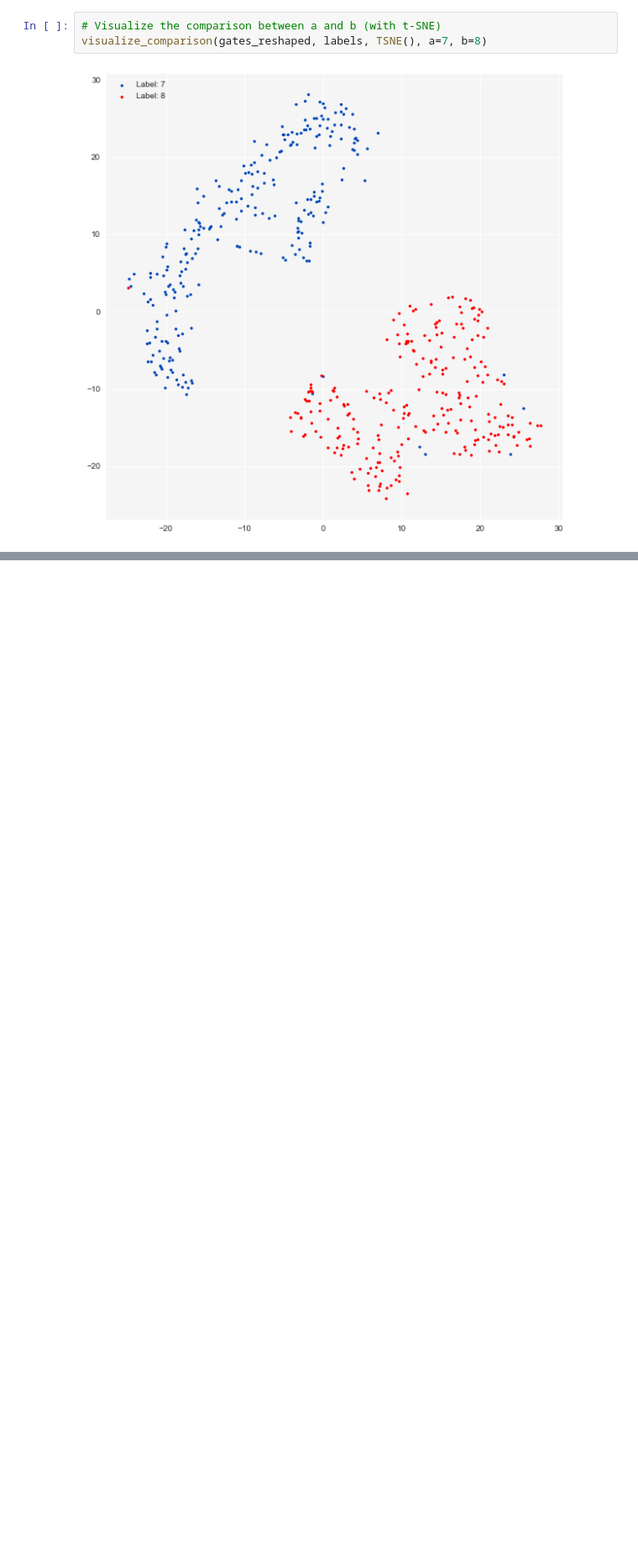
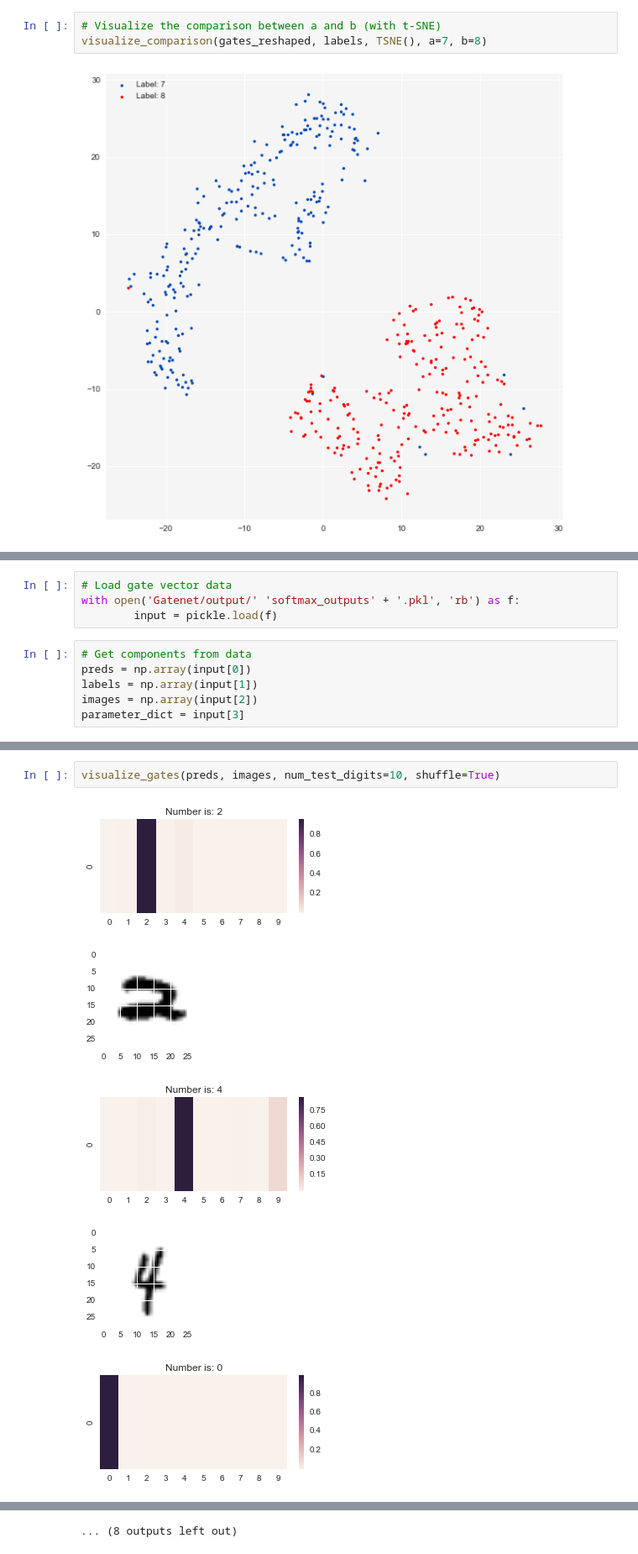
Before and after one commit to polzounov/gatenet, a Jupyter notebook: Gatenet/visualize_gates.ipynb, the cells around one changed output, grey strips where cells are left out. Shown at 84% size. Cells and saved outputs as stored; diff of their text form; blank space fills up the shorter version.

Commit message:
Added code for computing and visualizing predictions

```diff
--- a/Gatenet/visualize_gates.ipynb
+++ b/Gatenet/visualize_gates.ipynb
@@ -210,0 +215,10 @@ visualize_comparison(gates_reshaped, labels, TSNE(), a=7, b=8)
+# %%
+# Load gate vector data
+with open('Gatenet/output/' 'softmax_outputs' + '.pkl', 'rb') as f:
+        input = pickle.load(f)
+# %%
+# Get components from data
+preds = np.array(input[0])
+labels = np.array(input[1])
+images = np.array(input[2])
+parameter_dict = input[3]
@@ -210,0 +236,8 @@ visualize_comparison(gates_reshaped, labels, TSNE(), a=7, b=8)
+# %%
+visualize_gates(preds, images, num_test_digits=10, shuffle=True)
+# %% [output]
+[figure, added]
+[figure, added]
+[figure, added]
+[figure, added]
+[figure, added]
@@ -210,0 +251 @@ visualize_comparison(gates_reshaped, labels, TSNE(), a=7, b=8)
+... (8 outputs left out)
```
Also changed, not shown: parts of 10 cells of this notebook, 1 other file.
